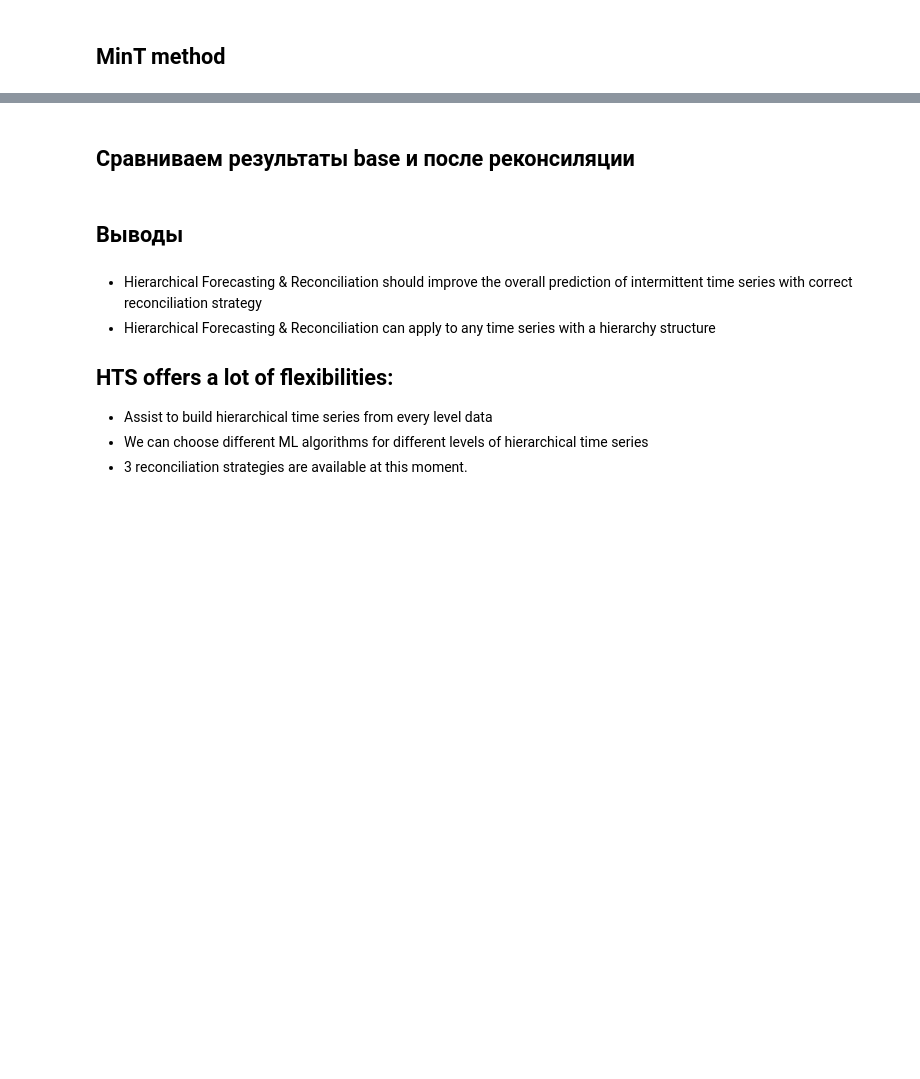
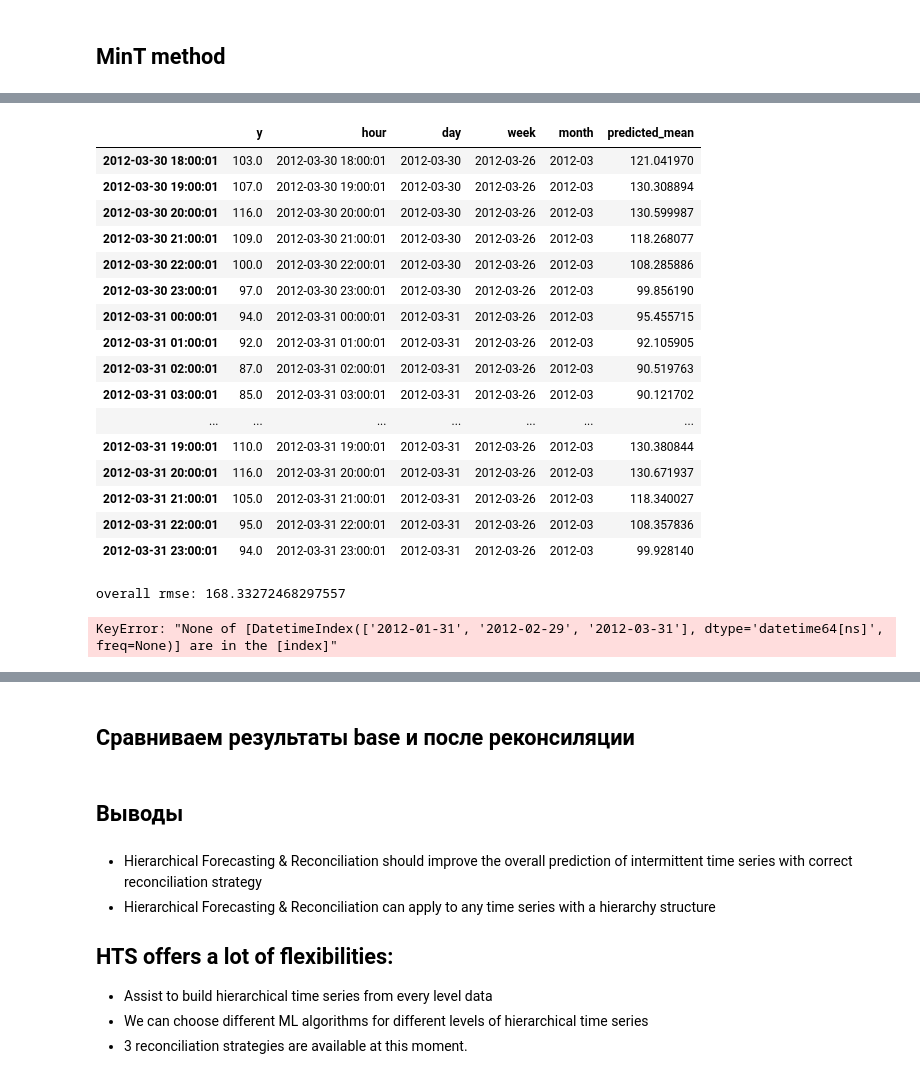
Before and after one commit to elineii/TimeSeriesMasters2023, a Jupyter notebook: experiments/Hierarchical_series_zuikova.ipynb, the cells around one changed output, grey strips where cells are left out. Drawn from its saved outputs; the diff is of its cells as text; code cells hidden in the pictures; blank space fills up the shorter version.

```diff
--- a/experiments/Hierarchical_series_zuikova.ipynb
+++ b/experiments/Hierarchical_series_zuikova.ipynb
@@ -317,0 +926,30 @@ S_df
+# %%
+xmat = pd.merge(left = x_test, right = forecast_hour_values, right_index=True, left_index=True)
+xmat
+# %% [output]
+|  | y | hour | day | week | month | predicted_mean |
+| 2012-03-30 18:00:01 | 103.0 | 2012-03-30 18:00:01 | 2012-03-30 | 2012-03-26 | 2012-03 | 121.041970 |
+| 2012-03-30 19:00:01 | 107.0 | 2012-03-30 19:00:01 | 2012-03-30 | 2012-03-26 | 2012-03 | 130.308894 |
+| 2012-03-30 20:00:01 | 116.0 | 2012-03-30 20:00:01 | 2012-03-30 | 2012-03-26 | 2012-03 | 130.599987 |
+| 2012-03-30 21:00:01 | 109.0 | 2012-03-30 21:00:01 | 2012-03-30 | 2012-03-26 | 2012-03 | 118.268077 |
+| 2012-03-30 22:00:01 | 100.0 | 2012-03-30 22:00:01 | 2012-03-30 | 2012-03-26 | 2012-03 | 108.285886 |
+| 2012-03-30 23:00:01 | 97.0 | 2012-03-30 23:00:01 | 2012-03-30 | 2012-03-26 | 2012-03 | 99.856190 |
+| 2012-03-31 00:00:01 | 94.0 | 2012-03-31 00:00:01 | 2012-03-31 | 2012-03-26 | 2012-03 | 95.455715 |
+| 2012-03-31 01:00:01 | 92.0 | 2012-03-31 01:00:01 | 2012-03-31 | 2012-03-26 | 2012-03 | 92.105905 |
+| 2012-03-31 02:00:01 | 87.0 | 2012-03-31 02:00:01 | 2012-03-31 | 2012-03-26 | 2012-03 | 90.519763 |
+| 2012-03-31 03:00:01 | 85.0 | 2012-03-31 03:00:01 | 2012-03-31 | 2012-03-26 | 2012-03 | 90.121702 |
+| ... | ... | ... | ... | ... | ... | ... |
+| 2012-03-31 19:00:01 | 110.0 | 2012-03-31 19:00:01 | 2012-03-31 | 2012-03-26 | 2012-03 | 130.380844 |
+| 2012-03-31 20:00:01 | 116.0 | 2012-03-31 20:00:01 | 2012-03-31 | 2012-03-26 | 2012-03 | 130.671937 |
+| 2012-03-31 21:00:01 | 105.0 | 2012-03-31 21:00:01 | 2012-03-31 | 2012-03-26 | 2012-03 | 118.340027 |
+| 2012-03-31 22:00:01 | 95.0 | 2012-03-31 22:00:01 | 2012-03-31 | 2012-03-26 | 2012-03 | 108.357836 |
+| 2012-03-31 23:00:01 | 94.0 | 2012-03-31 23:00:01 | 2012-03-31 | 2012-03-26 | 2012-03 | 99.928140 |
+# %%
+# xmat = pd.merge(left = x_test, right = x_hat, on = ['ds', 'unique_id'])
+# xmat.columns = [['ds', 'y', 'pred']]
+print('overall rmse: ' + str(mean_squared_error(xmat['y'], xmat['predicted_mean'])))
+for k in tags.keys():
+    print(k + ' rmse: ' + str(mean_squared_error(xmat.loc[tags[k]]['y'], xmat.loc[tags[k]]['predicted_mean'])))
+# %% [output]
+overall rmse: 168.33272468297557
+KeyError: "None of [DatetimeIndex(['2012-01-31', '2012-02-29', '2012-03-31'], dtype='datetime64[ns]', freq=None)] are in the [index]"
```
Also changed, not shown: parts of 107 cells of this notebook.
